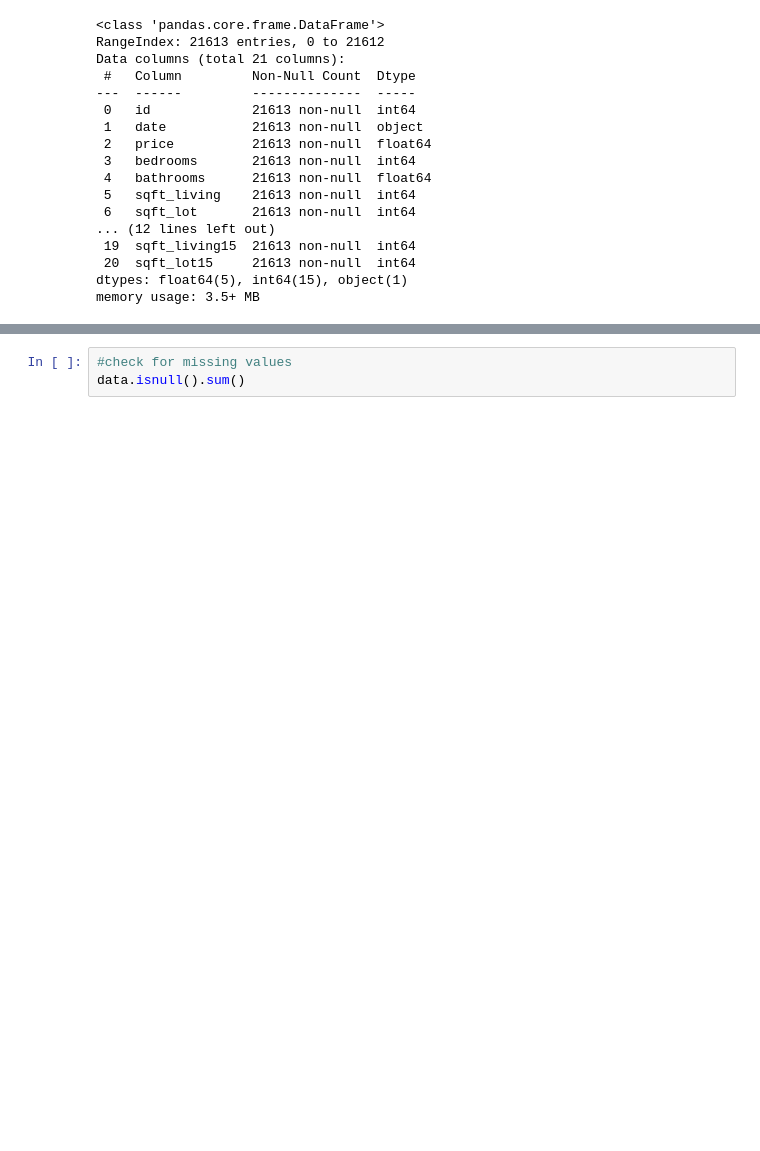
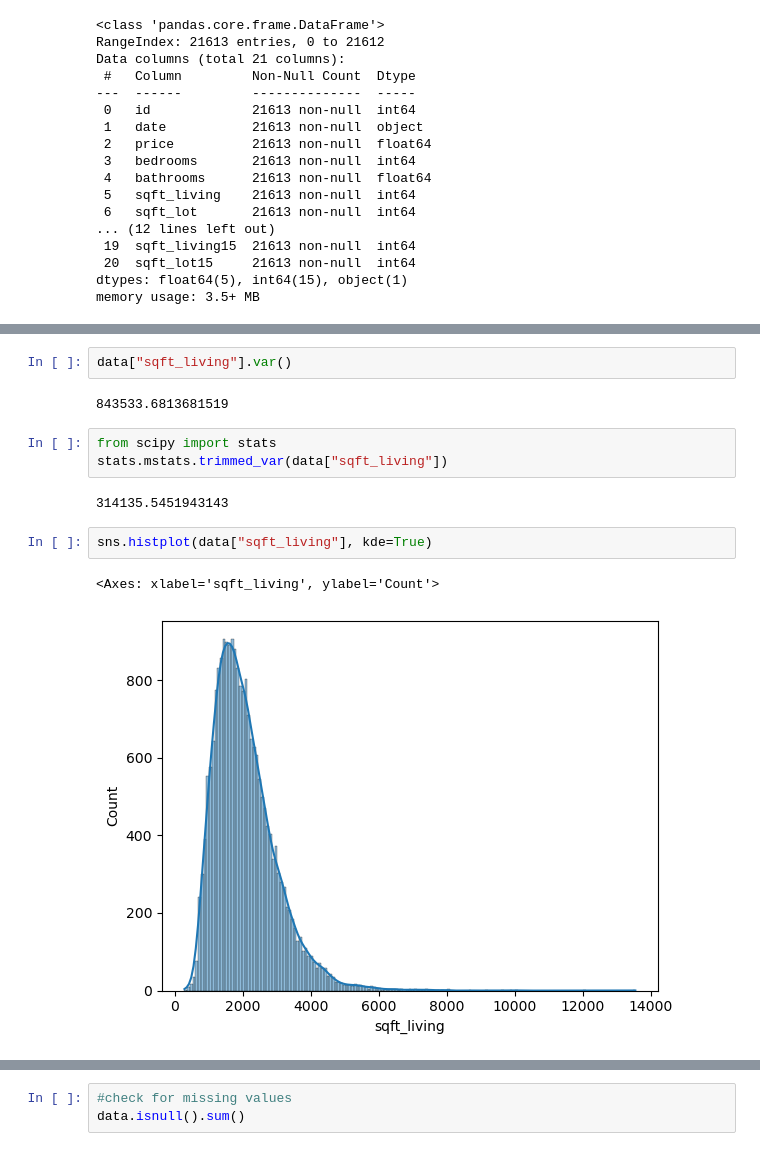
Before and after one commit to Enam88/apartment-hunter, a Jupyter notebook: notebooks/eda.ipynb, the cells around one changed output, grey strips where cells are left out. Drawn from its saved outputs; the diff is of its cells as text; blank space fills up the shorter version.

```diff
--- a/notebooks/eda.ipynb
+++ b/notebooks/eda.ipynb
@@ -68,0 +81,14 @@ data.describe(include='all')
+# %%
+data["sqft_living"].var()
+# %% [output]
+843533.6813681519
+# %%
+from scipy import stats
+stats.mstats.trimmed_var(data["sqft_living"])
+# %% [output]
+314135.5451943143
+# %%
+sns.histplot(data["sqft_living"], kde=True)
+# %% [output]
+<Axes: xlabel='sqft_living', ylabel='Count'>
+[figure, added]
```
Also changed, not shown: parts of 35 cells of this notebook.
